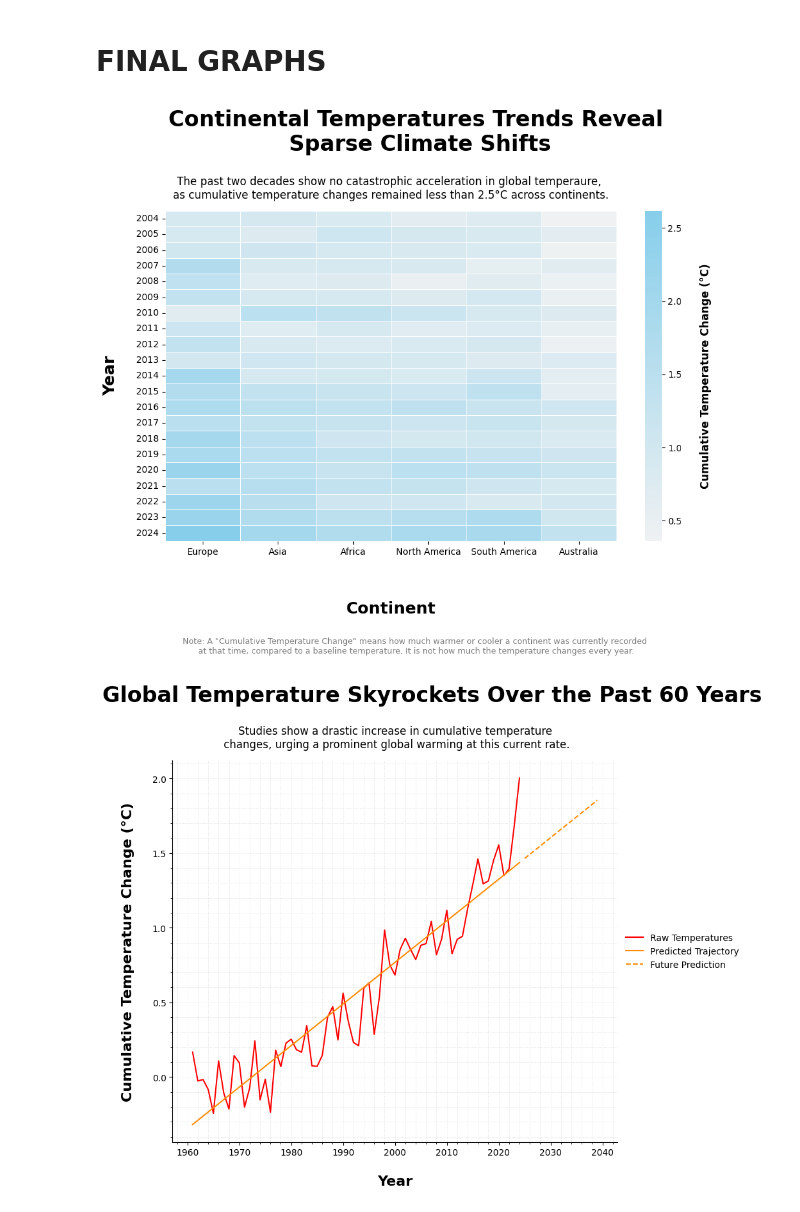
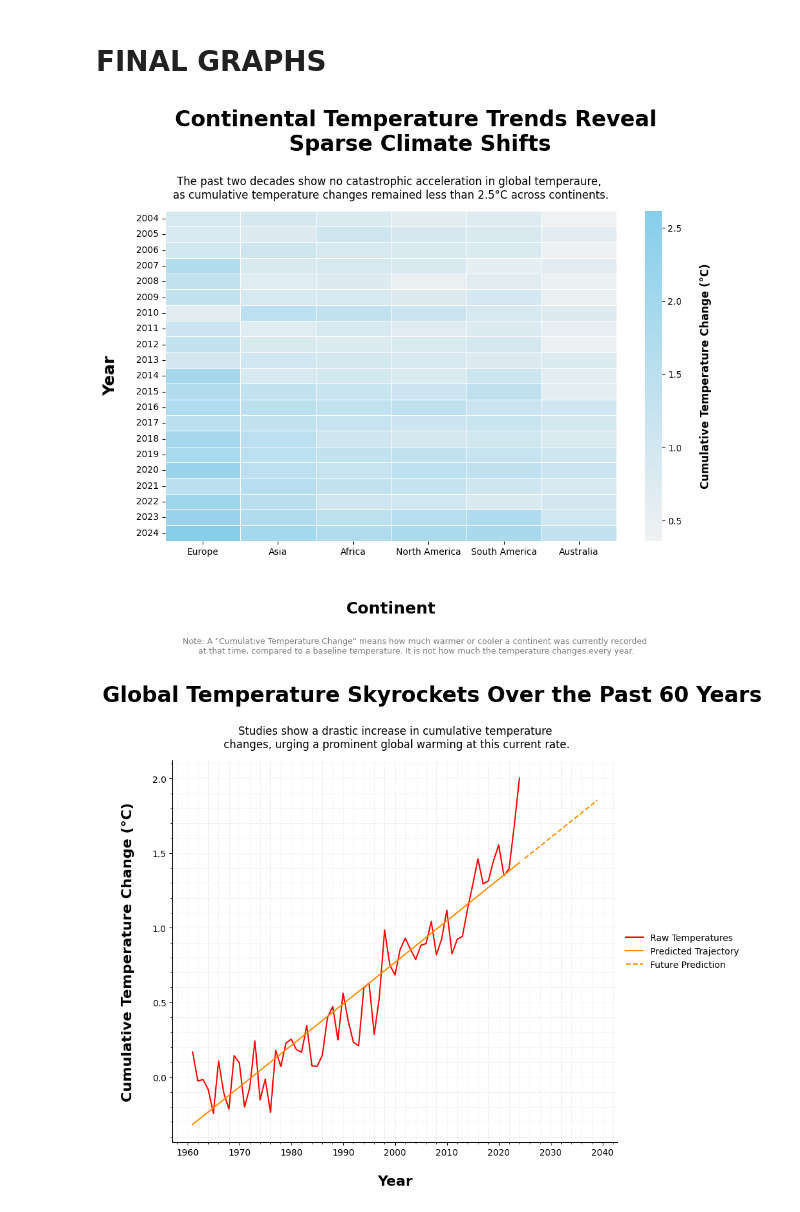
Before and after one commit to j2doan/persuasive_deceptive, a Jupyter notebook: testenv.ipynb, the cells around one changed output. Saved outputs shown, nothing was run; the diff lists cells and outputs as text; code cells hidden in the pictures.

```diff
--- a/testenv.ipynb
+++ b/testenv.ipynb
@@ -631,35 +631,35 @@ continent_order = ['Europe', 'Asia', 'Africa', 'North America', 'South America',
 
 year_columns = [str(year) for year in range(2004, 2025)]
 df4_filtered = df4[['Continent'] + year_columns]
 
 df4_groupby_continent = df4_filtered.groupby('Continent')[year_columns].mean()
 df4_groupby_continent = df4_groupby_continent.loc[continent_order]
 
 plt.figure(figsize=(10, 8))
 
 custom_cmap = sns.light_palette("skyblue", as_cmap=True)
 
 ax = sns.heatmap(df4_groupby_continent.T, annot=False, cmap=custom_cmap, cbar=True,
                  linewidths=0.5, linecolor='white')
-plt.suptitle('Continental Temperatures Trends Reveal\n Sparse Climate Shifts', fontsize=24, fontweight='bold', y=1)
+plt.suptitle('Continental Temperature Trends Reveal\n Sparse Climate Shifts', fontsize=24, fontweight='bold', y=1)
 plt.title('The past two decades show no catastrophic acceleration in global temperaure, \nas cumulative temperature changes remained less than 2.5°C across continents.', y=1.02)
 plt.xlabel('Continent', fontsize=18, fontweight='bold', labelpad=50)
 plt.ylabel('Year', fontsize=18, fontweight='bold', labelpad=20)
 
 cbar = ax.collections[0].colorbar
 cbar.set_ticks([0.5, 1.0, 1.5, 2.0, 2.5])
 cbar.set_label('Cumulative Temperature Change (°C)', fontsize=12, fontweight='bold', labelpad=20)
 
 plt.figtext(
     0.5, -0.05,
     "Note: A \"Cumulative Temperature Change\" means how much warmer or cooler a continent was currently recorded \nat that time, compared to a baseline temperature. It is not how much the temperature changes every year.",
     wrap=True, ha='center', fontsize=9, color='gray'
 )
 
 plt.tight_layout()
 plt.show()
 # %% [output]
-[figure, old version]
+[figure, new version]
 # %%
 df3 = df.copy()
 df3 = df3.drop(columns=['ISO2', 'ISO3', 'Indicator', 'Unit', 'Source', 'CTS Code', 'CTS Name', 'CTS Full Descriptor'])
```
Also changed, not shown: 2 other files.
